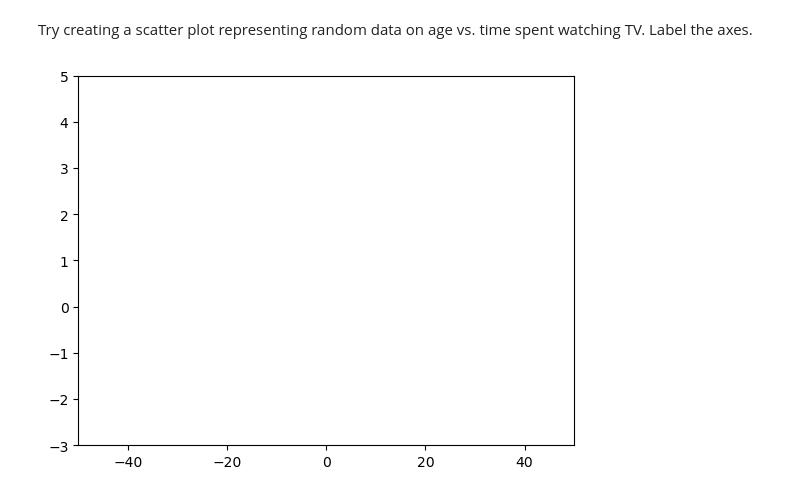
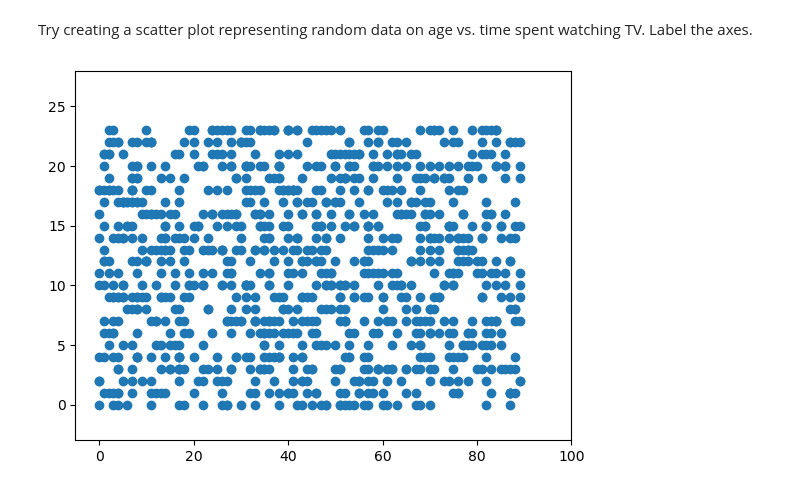
Before and after one commit to Vozikis/machine-learning, a Jupyter notebook: MLCourse/MatPlotLib.ipynb, the cells around one changed output. Cells and saved outputs as stored; diff of their text form; code cells hidden in the pictures.

```diff
--- a/MLCourse/MatPlotLib.ipynb
+++ b/MLCourse/MatPlotLib.ipynb
@@ -187,16 +187,14 @@ Try creating a scatter plot representing random data on age vs. time spent watch
 # %%
 import matplotlib.pyplot as plt
 from pylab import randn
 import numpy as np
 
 axes = plt.axes()
-axes.set_xlim([-50, 50])
-axes.set_ylim([-3, 5.0])
+axes.set_xlim([-5, 100])
+axes.set_ylim([-3, 28])
 age = np.random.randint(90,size=1000)
 timeSpent = np.random.randint(24,size=1000)
-#plt.scatter(age,timeSpent)
-
-
+plt.scatter(age,timeSpent)
 plt.show()
 # %% [output]
-[figure, old version]
+[figure, new version]
```
